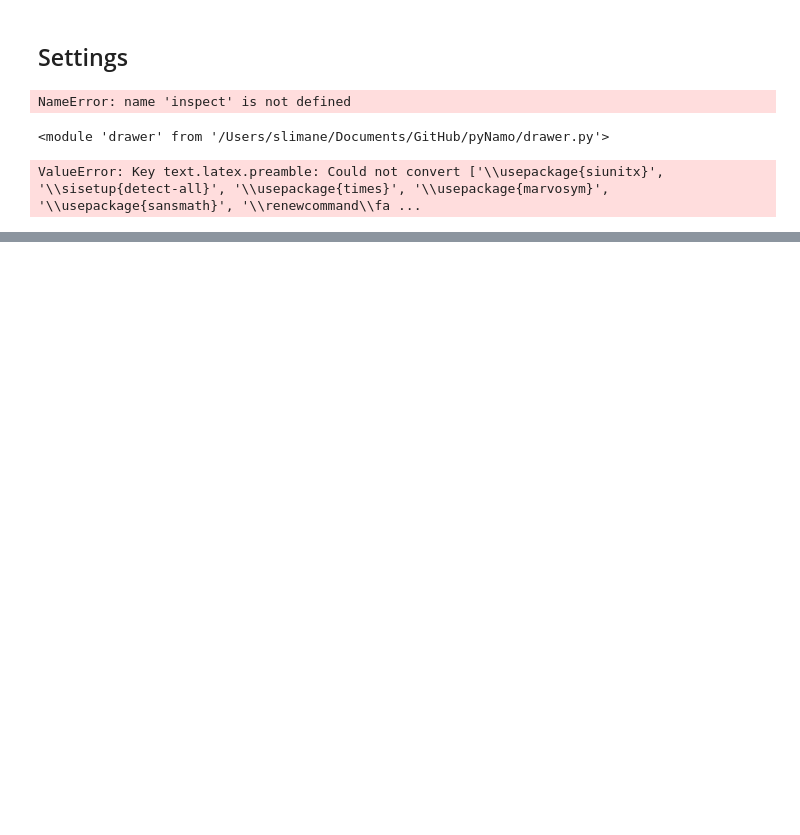
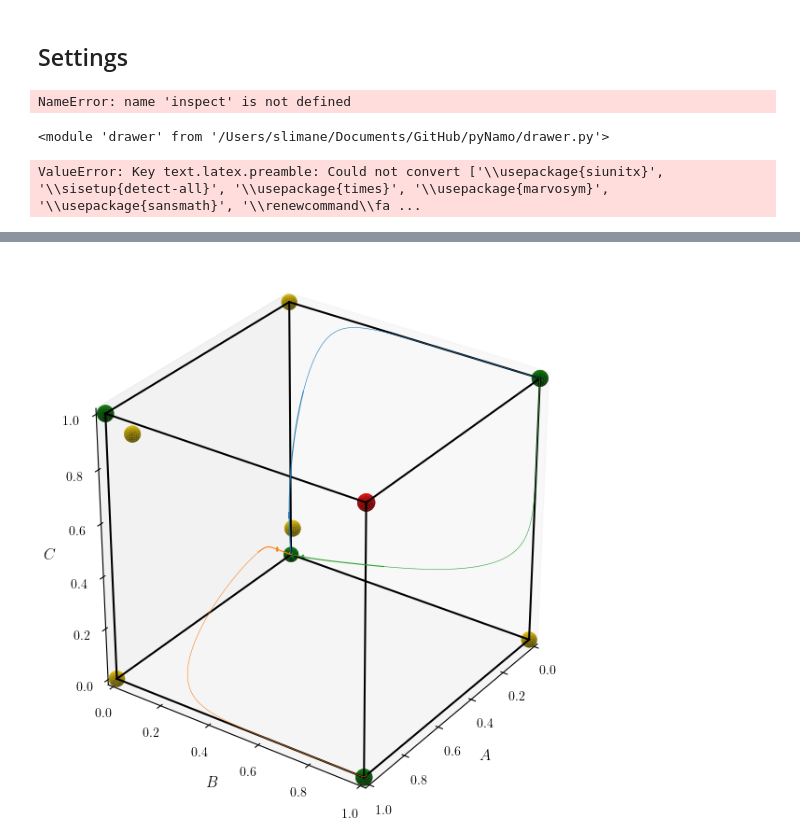
Before and after one commit to SlimaneD/pynamo, a Jupyter notebook: TestingCode.ipynb, the cells around one changed output, grey strips where cells are left out. Saved outputs shown, nothing was run; the diff lists cells and outputs as text; code cells hidden in the pictures; blank space fills up the shorter version.

```diff
--- a/TestingCode.ipynb
+++ b/TestingCode.ipynb
@@ -153,0 +506,56 @@ array([5, 7, 9])
+# %%
+import importlib
+import game, dynamics, equationsolver as eqsol, parameters as param, drawer
+import matplotlib.pyplot as plt
+
+# make sure the updated code is in memory
+importlib.reload(game)
+importlib.reload(dynamics)
+importlib.reload(eqsol)
+param = importlib.reload(param)
+drawer = importlib.reload(drawer)
+
+games = param.available_games("3P2S")
+majority_and_bias = game.Game(
+    "Majority with Bias",
+    majority_with_bias(),
+    strategy_labels=["$A$", "$B$", "$C$"],
+    symmetric=False,
+)
+payoffs = majority_and_bias.payoff_data
+
+fig = plt.figure(figsize=(6, 6))
+ax = fig.add_subplot(111, projection="3d")
+ax.set_box_aspect((1, 1, 1))
+ax.view_init(elev=30, azim=35)
+
+drawer.setSimplex(majority_and_bias.strategy_labels, payoffs, ax, fontSize=12, zOrder=30)
+
+starts = [
+    ([0.2, 0.2, 0.8], "tab:blue"),
+    ([0.6, 0.3, 0.4], "tab:orange"),
+    ([0.3, 0.6, 0.3], "tab:green"),
+]
+
+for start, color in starts:
+    drawer.trajectory(
+        start,
+        payoffs,
+        param.step,
+        parr=[0.05, 0.2, 0.4, 0.6, 0.85],
+        Tmax=40,
+        fig=fig,
+        ax=ax,
+        col=color,
+        arrSize=param.arrowSize * 30,
+        arrWidth=param.arrowWidth * 16,
+        zd=40,
+        arrow_color=color,
+    )
+
+drawer.equilibria(payoffs, ax, colSnk='green', colSdl='gold', colSce='red', ptSize=30, zd=45)
+
+plt.tight_layout()
+plt.show()
+# %% [output]
+[figure, added]
```
Also changed, not shown: parts of 25 cells of this notebook, 16 other files.
